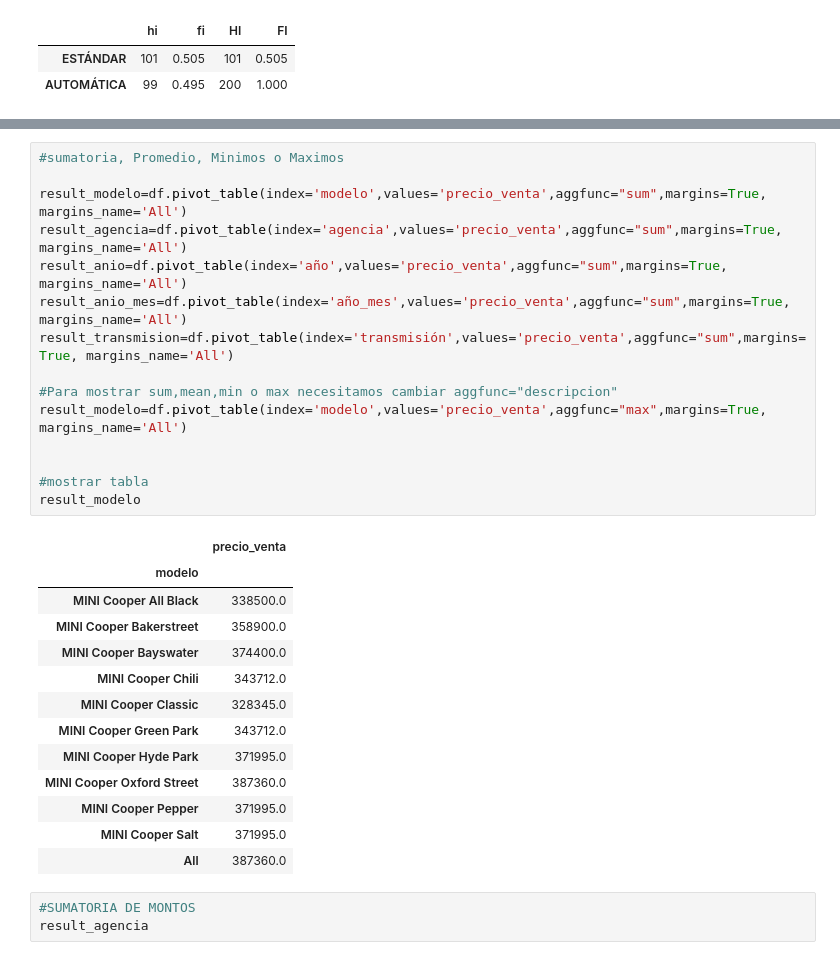
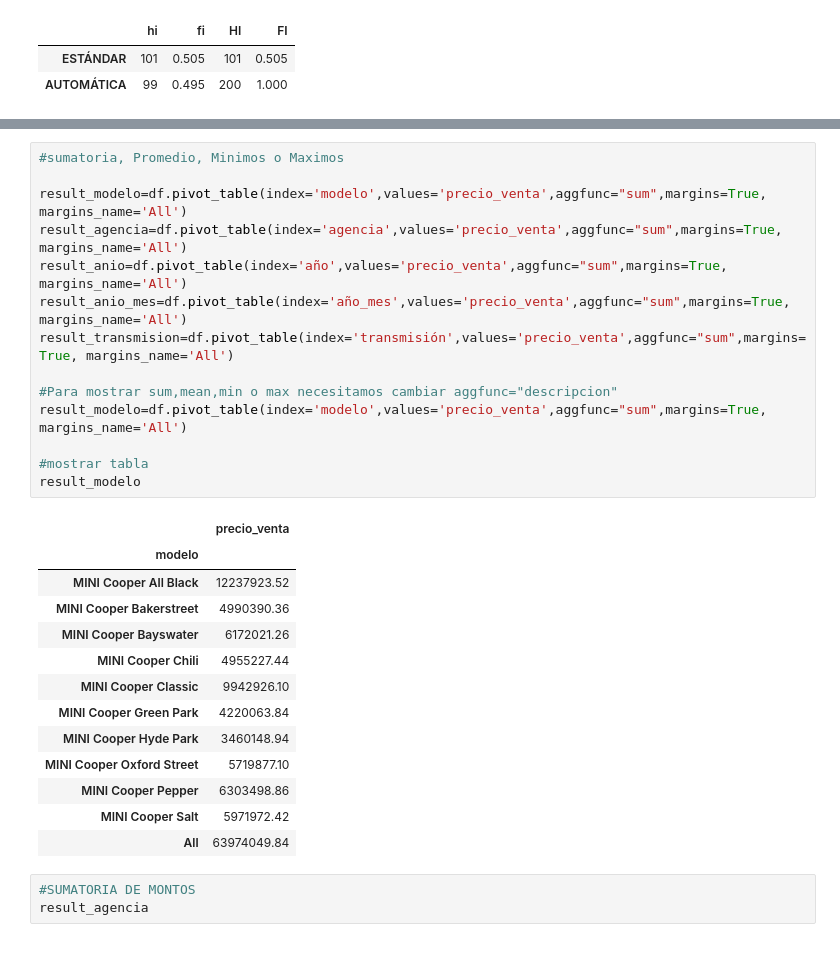
Before and after one commit to X-forces/PIA, a Jupyter notebook: PIA1.ipynb, the cells around one changed output, grey strips where cells are left out. Drawn from its saved outputs; the diff is of its cells as text.

```diff
--- a/PIA1.ipynb
+++ b/PIA1.ipynb
@@ -263,32 +269,31 @@ transmision_agenciaRelativas
 # %%
 #sumatoria, Promedio, Minimos o Maximos
 
 result_modelo=df.pivot_table(index='modelo',values='precio_venta',aggfunc="sum",margins=True, margins_name='All')
 result_agencia=df.pivot_table(index='agencia',values='precio_venta',aggfunc="sum",margins=True, margins_name='All')
 result_anio=df.pivot_table(index='año',values='precio_venta',aggfunc="sum",margins=True, margins_name='All')
 result_anio_mes=df.pivot_table(index='año_mes',values='precio_venta',aggfunc="sum",margins=True, margins_name='All')
 result_transmision=df.pivot_table(index='transmisión',values='precio_venta',aggfunc="sum",margins=True, margins_name='All')
 
 #Para mostrar sum,mean,min o max necesitamos cambiar aggfunc="descripcion"
-result_modelo=df.pivot_table(index='modelo',values='precio_venta',aggfunc="max",margins=True, margins_name='All')
-
+result_modelo=df.pivot_table(index='modelo',values='precio_venta',aggfunc="sum",margins=True, margins_name='All')
 
 #mostrar tabla
 result_modelo
 # %% [output]
 |  | precio_venta |
 | modelo |  |
-| MINI Cooper All Black | 338500.0 |
-| MINI Cooper Bakerstreet | 358900.0 |
-| MINI Cooper Bayswater | 374400.0 |
-| MINI Cooper Chili | 343712.0 |
-| MINI Cooper Classic | 328345.0 |
-| MINI Cooper Green Park | 343712.0 |
-| MINI Cooper Hyde Park | 371995.0 |
-| MINI Cooper Oxford Street | 387360.0 |
-| MINI Cooper Pepper | 371995.0 |
-| MINI Cooper Salt | 371995.0 |
-| All | 387360.0 |
+| MINI Cooper All Black | 12237923.52 |
+| MINI Cooper Bakerstreet | 4990390.36 |
+| MINI Cooper Bayswater | 6172021.26 |
+| MINI Cooper Chili | 4955227.44 |
+| MINI Cooper Classic | 9942926.10 |
+| MINI Cooper Green Park | 4220063.84 |
+| MINI Cooper Hyde Park | 3460148.94 |
+| MINI Cooper Oxford Street | 5719877.10 |
+| MINI Cooper Pepper | 6303498.86 |
+| MINI Cooper Salt | 5971972.42 |
+| All | 63974049.84 |
 # %%
 #SUMATORIA DE MONTOS
 result_agencia
```
Also changed, not shown: parts of 5 cells of this notebook.
